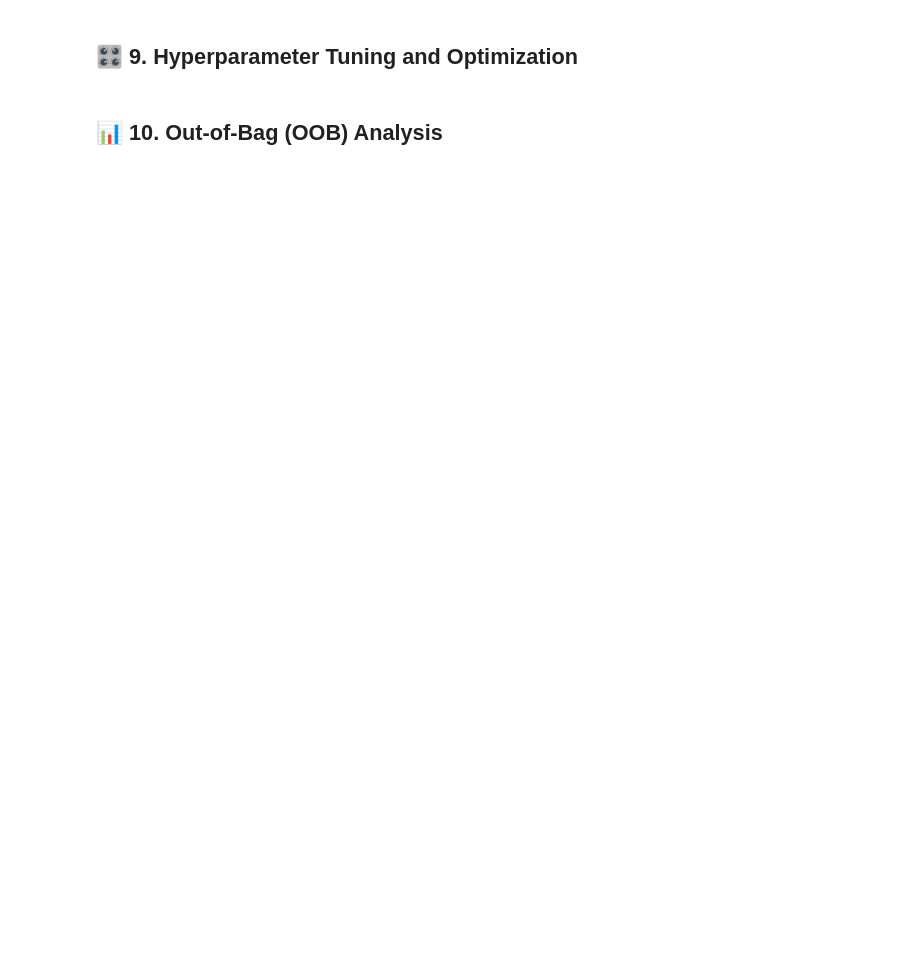
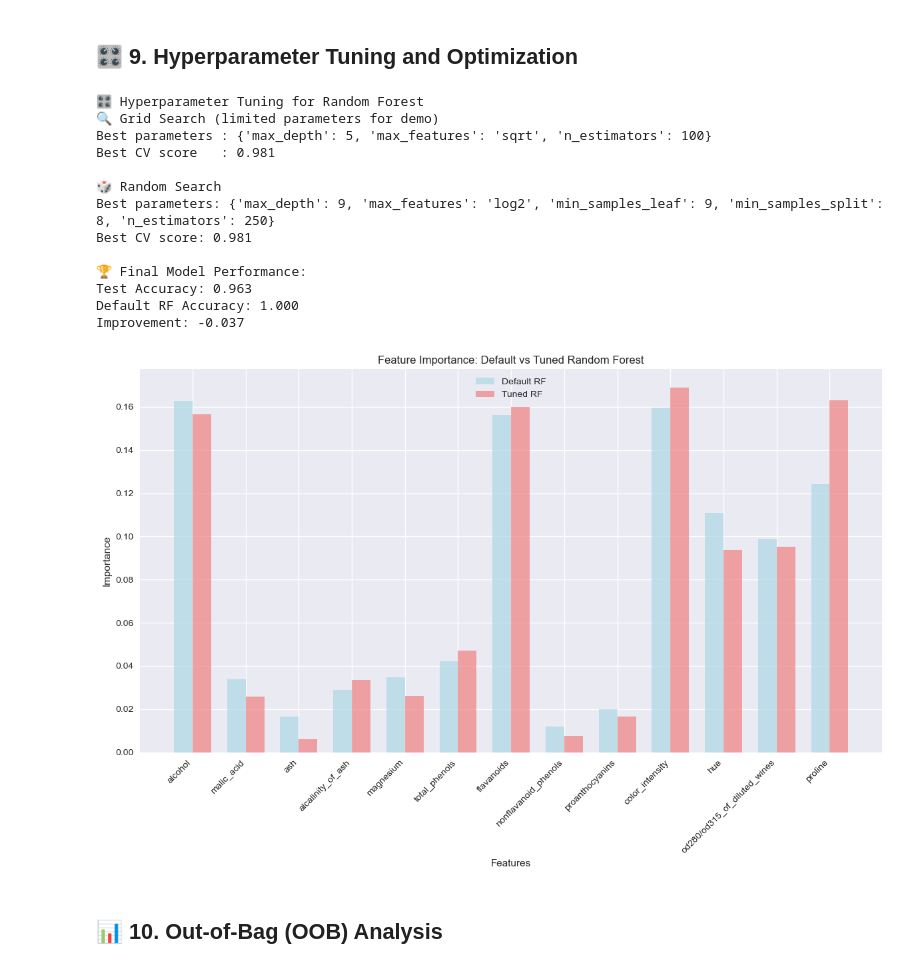
Before and after one commit to Abdelrhman941/4-ml-complete-guide, a Jupyter notebook: 02_Supervised_Learning/2-Tree-Based/02_Random_Forest/Random_Forest_Complete_Guide.ipynb, the cells around one changed output. Saved outputs shown, nothing was run; the diff lists cells and outputs as text; code cells hidden in the pictures; blank space fills up the shorter version.

```diff
--- a/02_Supervised_Learning/2-Tree-Based/02_Random_Forest/Random_Forest_Complete_Guide.ipynb
+++ b/02_Supervised_Learning/2-Tree-Based/02_Random_Forest/Random_Forest_Complete_Guide.ipynb
@@ -657,17 +689,15 @@ for i, (feat, score) in enumerate(zip(max_features_options, max_features_scores)
 # %% [markdown]
 ## **🎛️ 9. Hyperparameter Tuning and Optimization**
 # %%
-from sklearn.model_selection import GridSearchCV, RandomizedSearchCV
-
 print("🎛️ Hyperparameter Tuning for Random Forest")
 
 # Define parameter grid for Grid Search
 param_grid = {
-    'n_estimators': [50, 100, 200],
-    'max_depth': [5, 10, 15, None],
-    'min_samples_split': [2, 5, 10],
-    'min_samples_leaf': [1, 2, 4],
-    'max_features': ['sqrt', 'log2']
+    'n_estimators'      : [50, 100, 200],
+    'max_depth'         : [5, 10, 15, None],
+    'min_samples_split' : [2, 5, 10],
+    'min_samples_leaf'  : [1, 2, 4],
+    'max_features'      : ['sqrt', 'log2']
 }
 
 # Use a smaller dataset for faster computation
@@ -676,45 +706,30 @@ X_sample, _, y_sample, _ = train_test_split(X_wine, y_wine, train_size=0.3, rand
 print("🔍 Grid Search (limited parameters for demo)")
 # Limited grid search for demonstration
 limited_param_grid = {
-    'n_estimators': [50, 100],
-    'max_depth': [5, 10],
-    'max_features': ['sqrt', 'log2']
+    'n_estimators'  : [50, 100],
+    'max_depth'     : [5, 10],
+    'max_features'  : ['sqrt', 'log2']
 }
 
-grid_search = GridSearchCV(
-    RandomForestClassifier(random_state=42),
-    limited_param_grid,
-    cv=3,
-    scoring='accuracy',
-    n_jobs=-1
-)
+grid_search = GridSearchCV( RandomForestClassifier(random_state=42), limited_param_grid, cv=3, scoring='accuracy', n_jobs=-1)
 
 grid_search.fit(X_sample, y_sample)
 
-print(f"Best parameters: {grid_search.best_params_}")
-print(f"Best CV score: {grid_search.best_score_:.3f}")
+print(f"Best parameters : {grid_search.best_params_}")
+print(f"Best CV score   : {grid_search.best_score_:.3f}")
 
 # Random Search (more efficient for larger parameter spaces)
 print("\n🎲 Random Search")
-from scipy.stats import randint
 
 random_param_dist = {
-    'n_estimators': randint(50, 301),
-    'max_depth': randint(3, 21),
-    'min_samples_split': randint(2, 21),
-    'min_samples_leaf': randint(1, 11),
-    'max_features': ['sqrt', 'log2', None]
+    'n_estimators'      : randint(50, 301),
+    'max_depth'         : randint(3, 21),
+    'min_samples_split' : randint(2, 21),
+    'min_samples_leaf'  : randint(1, 11),
+    'max_features'      : ['sqrt', 'log2', None]
 }
 
-random_search = RandomizedSearchCV(
-    RandomForestClassifier(random_state=42),
-    random_param_dist,
-    n_iter=20,  # Number of parameter settings sampled
-    cv=3,
-    scoring='accuracy',
-    random_state=42,
-    n_jobs=-1
-)
+random_search = RandomizedSearchCV(RandomForestClassifier(random_state=42),random_param_dist,n_iter=20, cv=3,scoring='accuracy',random_state=42,n_jobs=-1)
 
 random_search.fit(X_sample, y_sample)
 
@@ -729,37 +744,50 @@ best_predictions = best_rf.predict(X_test_wine)
 print(f"\n🏆 Final Model Performance:")
 print(f"Test Accuracy: {accuracy_score(y_test_wine, best_predictions):.3f}")
 
 # Compare with default parameters
 default_rf = RandomForestClassifier(random_state=42)
 default_rf.fit(X_train_wine, y_train_wine)
 default_predictions = default_rf.predict(X_test_wine)
 
 print(f"Default RF Accuracy: {accuracy_score(y_test_wine, default_predictions):.3f}")
 print(f"Improvement: {accuracy_score(y_test_wine, best_predictions) - accuracy_score(y_test_wine, default_predictions):+.3f}")
 
 # Visualize parameter importance
 feature_importance_comparison = pd.DataFrame({
     'Feature': wine.feature_names,
     'Default_RF': default_rf.feature_importances_,
     'Tuned_RF': best_rf.feature_importances_
 })
 
 plt.figure(figsize=(12, 8))
 x = np.arange(len(wine.feature_names))
 width = 0.35
 
-plt.bar(x - width/2, default_rf.feature_importances_, width,
-        label='Default RF', alpha=0.7, color='lightblue')
-plt.bar(x + width/2, best_rf.feature_importances_, width,
-        label='Tuned RF', alpha=0.7, color='lightcoral')
+plt.bar(x - width/2, default_rf.feature_importances_, width, label='Default RF', alpha=0.7, color='lightblue')
+plt.bar(x + width/2, best_rf.feature_importances_, width, label='Tuned RF', alpha=0.7, color='lightcoral')
 
 plt.xlabel('Features')
 plt.ylabel('Importance')
 plt.title('Feature Importance: Default vs Tuned Random Forest')
 plt.xticks(x, wine.feature_names, rotation=45, ha='right')
 plt.legend()
 plt.tight_layout()
 plt.show()
+# %% [output]
+🎛️ Hyperparameter Tuning for Random Forest
+🔍 Grid Search (limited parameters for demo)
+Best parameters : {'max_depth': 5, 'max_features': 'sqrt', 'n_estimators': 100}
+Best CV score   : 0.981
+
+🎲 Random Search
+Best parameters: {'max_depth': 9, 'max_features': 'log2', 'min_samples_leaf': 9, 'min_samples_split': 8, 'n_estimators': 250}
+Best CV score: 0.981
+
+🏆 Final Model Performance:
+Test Accuracy: 0.963
+Default RF Accuracy: 1.000
+Improvement: -0.037
+[figure, added]
 # %% [markdown]
 ## **📊 10. Out-of-Bag (OOB) Analysis**
 # %%
```
Also changed, not shown: parts of 11 cells of this notebook.
